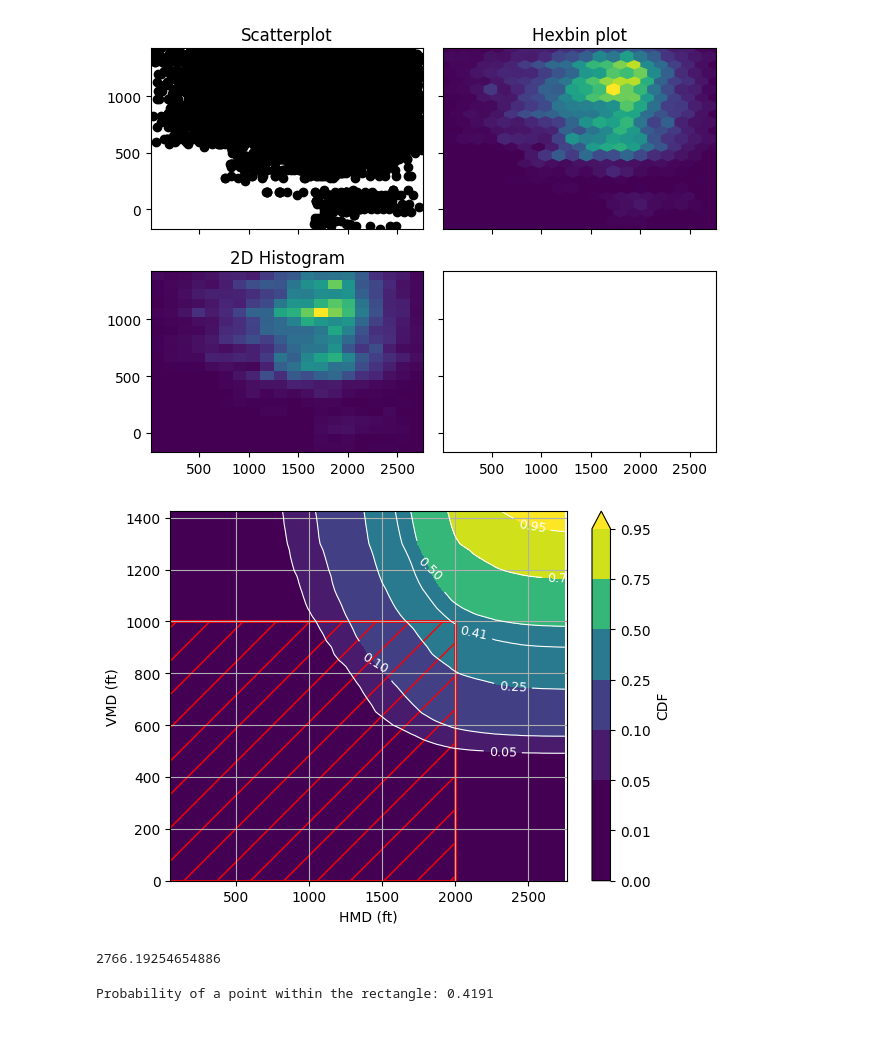
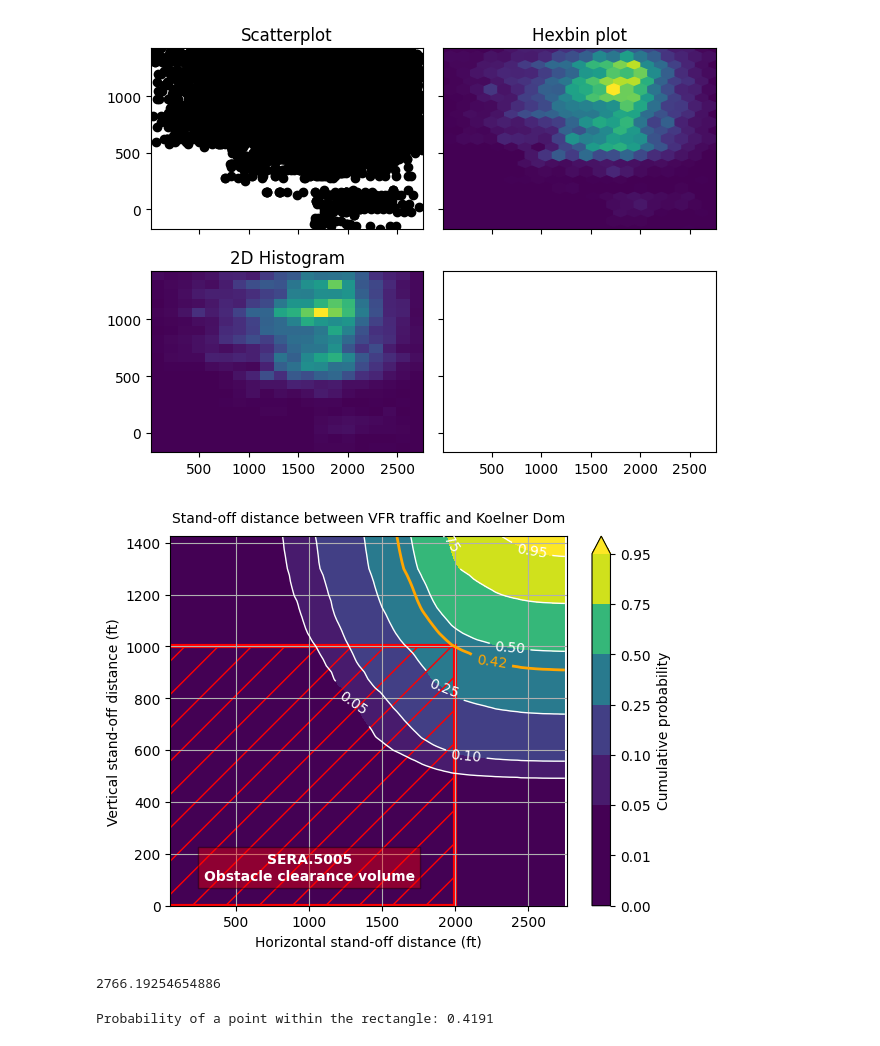
Before and after one commit to DME-3/Low-Alt-Obstacle-Check, a Jupyter notebook: standoff_contour.ipynb, the cells around one changed output. Cells and saved outputs as stored; diff of their text form; code cells hidden in the pictures.

```diff
--- a/standoff_contour.ipynb
+++ b/standoff_contour.ipynb
@@ -18,6 +18,9 @@ obs_lat = 50.941520367
 obs_lon = 6.957295594
 # %%
 min_alt = (47 + 55 + 157) / 0.3048
+# %%
+limit_H = 2000
+limit_V = 1000
 # %%
 data_path = './data_baseline/'
 gdf_input_files = glob(data_path + 'gdf*.json')
@@ -113,55 +116,69 @@ plt.show()
 from matplotlib.colors import ListedColormap
 
 # Assuming the DataFrame is named df with columns hmd_ft and vmd_ft
-maxHmd_ft = gdf['lateral_standoff'].max()
-maxVmd_ft = gdf['vertical_standoff'].max()
+maxHso_ft = gdf['lateral_standoff'].max()
+maxVso_ft = gdf['vertical_standoff'].max()
 
 # Calculate bin centers
-edgesX_ft = np.arange(0, maxHmd_ft + 25, 25)
-edgesY_ft = np.arange(-maxVmd_ft, maxVmd_ft + 25, 25)
+edgesX_ft = np.arange(0, maxHso_ft + 25, 25)
+edgesY_ft = np.arange(-maxVso_ft, maxVso_ft + 25, 25)
 centersX_ft = edgesX_ft[:-1] + np.diff(edgesX_ft) / 2
 centersY_ft = edgesY_ft[:-1] + np.diff(edgesY_ft) / 2
 
 # 2D Histogram
 hist, xedges, yedges = np.histogram2d(gdf['lateral_standoff'], gdf['vertical_standoff'], bins=(centersX_ft, centersY_ft), density=False)
 
 # Normalize the histogram to create CDF
 cdf = hist.cumsum(axis=0).cumsum(axis=1) / hist.sum()
 
 # Calculate bin centers using output of np.histogram2d
 Xcenters = xedges[:-1] + np.diff(xedges) / 2
 Ycenters = yedges[:-1] + np.diff(yedges) / 2
 
 # Plot CDF contour
 fig, ax = plt.subplots()
 c_levels = [0, 0.01, 0.05, 0.1, 0.25, 0.5, 0.75, 0.95]
-c2_levels = [0.05, 0.1, 0.25,0.41, 0.5, 0.75, 0.95]
+c2_levels = [0.05, 0.1, 0.25, 0.5, 0.75, 0.95]
 c_map = ListedColormap(plt.get_cmap('viridis')(np.linspace(0, 1, 20+len(c_levels))))
 CS = ax.contourf(Xcenters, Ycenters, cdf.T, levels=c_levels, cmap=c_map, extend='max')
 cbar = fig.colorbar(CS, ticks=c_levels, boundaries=np.linspace(0, 1, len(c_levels) + 1))
-cbar.ax.set_ylabel('CDF')
+cbar.ax.set_ylabel('Cumulative probability')
 
 # Add contour lines with labels
-CS_lines = ax.contour(Xcenters, Ycenters, cdf.T, levels=c2_levels, colors='white', linewidths=0.8)
-ax.clabel(CS_lines, inline=True, fontsize=9, colors='white', fmt='%.2f')
+CS_lines = ax.contour(Xcenters, Ycenters, cdf.T, levels=c2_levels, colors='white', linewidths=1)
+ax.clabel(CS_lines, inline=True, fontsize=10, colors='white', fmt='%.2f')
+
+## Add the contour line with a 0.5 probability and set its color
+# Find the bins within the rectangle
+x_bins_in_rectangle = np.where((xedges[:-1] >= 0) & (xedges[:-1] <= limit_H))[0]
+y_bins_in_rectangle = np.where((yedges[:-1] >= 0) & (yedges[:-1] <= limit_V))[0]
+# Sum the counts in the bins within the rectangle and normalize by the total number of points
+rectangle_count = hist[np.ix_(x_bins_in_rectangle, y_bins_in_rectangle)].sum()
+probability_in_rectangle = rectangle_count / hist.sum()
+# Add the contour line
+CS_05_line = ax.contour(Xcenters, Ycenters, cdf.T, levels=[probability_in_rectangle], colors='orange', linewidths=2)
+ax.clabel(CS_05_line, inline=True, fontsize=10, colors='orange', fmt='%.2f')
 
 # Axes labels and grid
-ax.set_xlabel('HMD (ft)')
-ax.set_ylabel('VMD (ft)')
+ax.set_xlabel('Horizontal stand-off distance (ft)')
+ax.set_ylabel('Vertical stand-off distance (ft)')
 ax.grid(True)
-ax.set_xlim(50, maxHmd_ft)
-ax.set_ylim(0, maxVmd_ft)
+ax.set_xlim(50, maxHso_ft)
+ax.set_ylim(0, maxVso_ft)
 
-rectangle = plt.Rectangle((0, 0), 2000, 1000, linewidth=2, edgecolor='red', facecolor='none', hatch='/')
+rectangle = plt.Rectangle((0, 0), limit_H, limit_V, linewidth=3, edgecolor='red', facecolor='none', hatch='/', label = 'Stay well-clear volume (SERA.5005)')
 ax.add_patch(rectangle)
+plt.text(1000, 100,'SERA.5005\nObstacle clearance volume', color='white', horizontalalignment='center', weight='bold', bbox=dict(facecolor='red', alpha=0.4, edgecolor='black'))
+
+plt.title('Stand-off distance between VFR traffic and Koelner Dom', fontsize=10, pad=10)
 
 plt.show()
 # %% [output]
-[figure, old version]
+[figure, new version]
-# %%
-maxHmd_ft
-# %% [output]
-2766.19254654886
+# %%
+maxHso_ft
+# %% [output]
+2766.19254654886
 # %%
 # Find the bins within the rectangle
 x_bins_in_rectangle = np.where((xedges[:-1] >= 0) & (xedges[:-1] <= 2000))[0]
```
